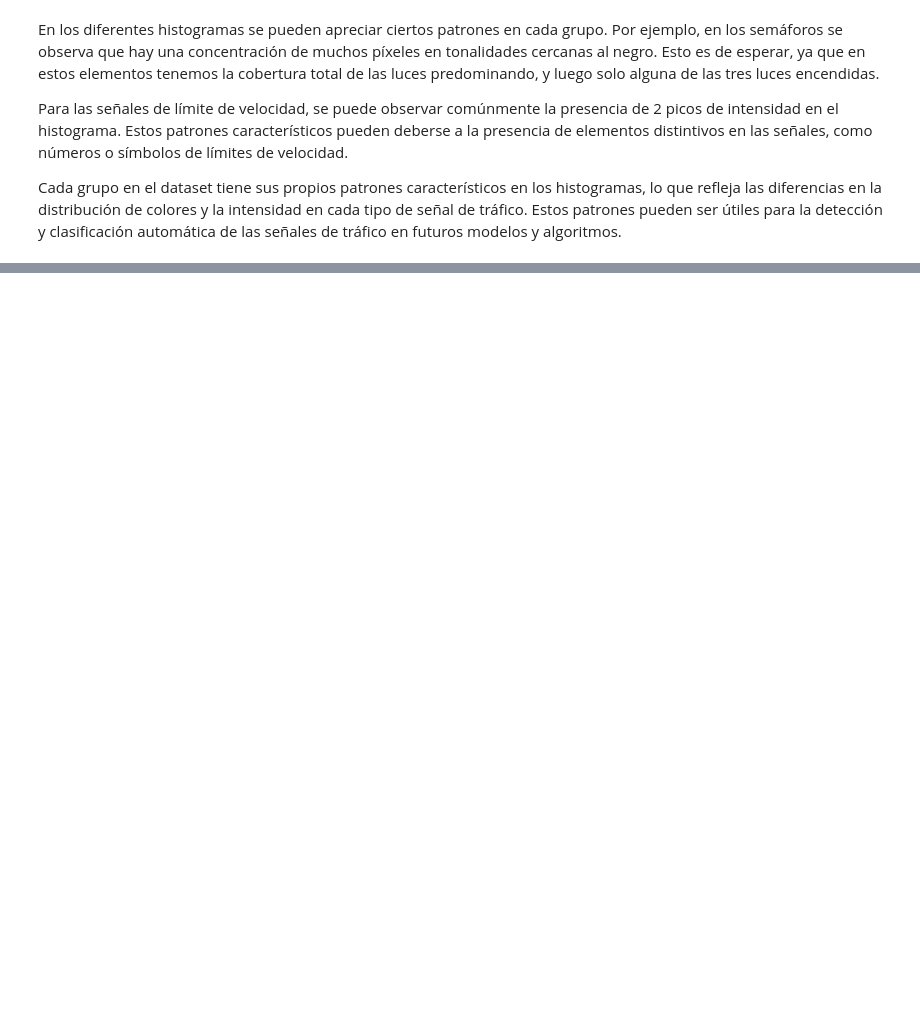
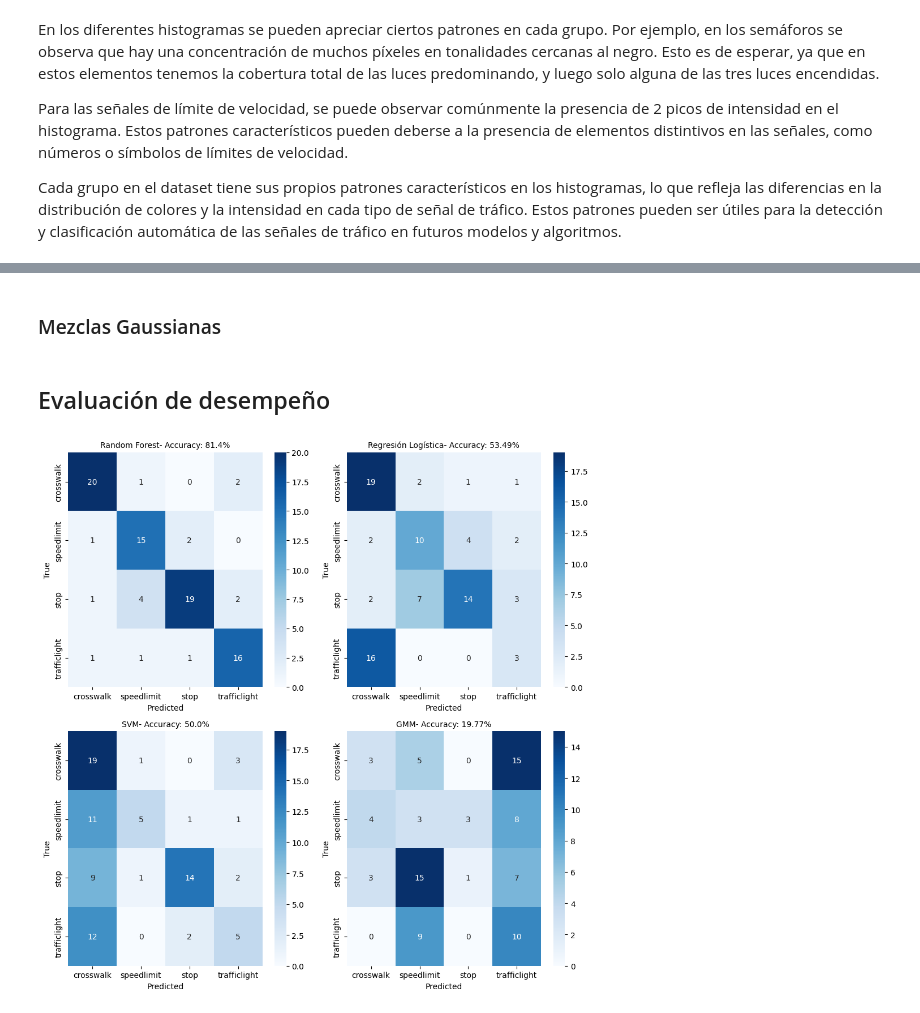
Before and after one commit to LostFrequency2926/ProyectoFinal_SenalesIII, a Jupyter notebook: RoadSignDetection.ipynb, the cells around one changed output, grey strips where cells are left out. Saved outputs shown, nothing was run; the diff lists cells and outputs as text; code cells hidden in the pictures; blank space fills up the shorter version.

Commit message:
Se implementa CNN, se extrae manualmente caracteristicas y se entrenan y evaluan 3 modelos de clasificacion

```diff
--- a/RoadSignDetection.ipynb
+++ b/RoadSignDetection.ipynb
@@ -1024,0 +829,3 @@ accuracy_score(y_test,yPredTest_LR)
+# %%
+# Dividir en conjuntos de entrenamiento y prueba
+X_train, X_test, y_train, y_test = train_test_split(X_pca, y_encoded, test_size=0.3, random_state=42)
@@ -1024,0 +865,14 @@ accuracy_score(y_test,yPredTest_LR)
+# %% [markdown]
+### Mezclas Gaussianas
+# %%
+# Crear una instancia del modelo GMM
+gmm = GaussianMixture(n_components=4)  # Especifica el número de componentes (clases)
+
+# Entrenar el modelo GMM
+gmm.fit(X_train)
+
+# Obtener las etiquetas de las muestras de entrenamiento
+y_train_pred = gmm.predict(X_train)
+
+# Obtener las etiquetas de las muestras de prueba
+yPredTest_GMM = gmm.predict(X_test)
@@ -1024,0 +882,45 @@ accuracy_score(y_test,yPredTest_LR)
+# %% [markdown]
+## Evaluación de desempeño
+# %%
+# Crear una figura con subplots
+fig, axes = plt.subplots(nrows=2, ncols=2, figsize=(10, 10))
+
+# Random Forest
+ax = axes[0, 0]
+accuracy_rf = round(accuracy_score(y_test, yPredTest_RF) * 100, 2)
+ax.set_title('Random Forest'f'- Accuracy: {accuracy_rf}%', fontsize=10)
+sns.heatmap(confusion_matrix(y_test, yPredTest_RF), annot=True, cmap='Blues', fmt='d', xticklabels=class_labels, yticklabels=class_labels, ax=ax)
+ax.set_xlabel('Predicted')
+ax.set_ylabel('True')
+
+# Regresión Logística
+ax = axes[0, 1]
+accuracy_lr = round(accuracy_score(y_test, yPredTest_LR) * 100, 2)
+ax.set_title('Regresión Logística'f'- Accuracy: {accuracy_lr}%', fontsize=10)
+sns.heatmap(confusion_matrix(y_test, yPredTest_LR), annot=True, cmap='Blues', fmt='d', xticklabels=class_labels, yticklabels=class_labels, ax=ax)
+ax.set_xlabel('Predicted')
+ax.set_ylabel('True')
+
+# SVM
+ax = axes[1, 0]
+accuracy_svm = round(accuracy_score(y_test, yPredTest_SVM) * 100, 2)
+ax.set_title('SVM'f'- Accuracy: {accuracy_svm}%', fontsize=10)
+sns.heatmap(confusion_matrix(y_test, yPredTest_SVM), annot=True, cmap='Blues', fmt='d', xticklabels=class_labels, yticklabels=class_labels, ax=ax)
+ax.set_xlabel('Predicted')
+ax.set_ylabel('True')
+
+# GMM
+ax = axes[1, 1]
+accuracy_gmm = round(accuracy_score(y_test, yPredTest_GMM) * 100, 2)
+ax.set_title('GMM'f'- Accuracy: {accuracy_gmm}%', fontsize=10)
+sns.heatmap(confusion_matrix(y_test, yPredTest_GMM), annot=True, cmap='Blues', fmt='d', xticklabels=class_labels, yticklabels=class_labels, ax=ax)
+ax.set_xlabel('Predicted')
+ax.set_ylabel('True')
+
+# Ajustar los espacios entre subplots
+plt.tight_layout()
+
+# Mostrar la gráfica
+plt.show()
+# %% [output]
+[figure, added]
```
Also changed, not shown: parts of 62 cells of this notebook, 2 other files.
